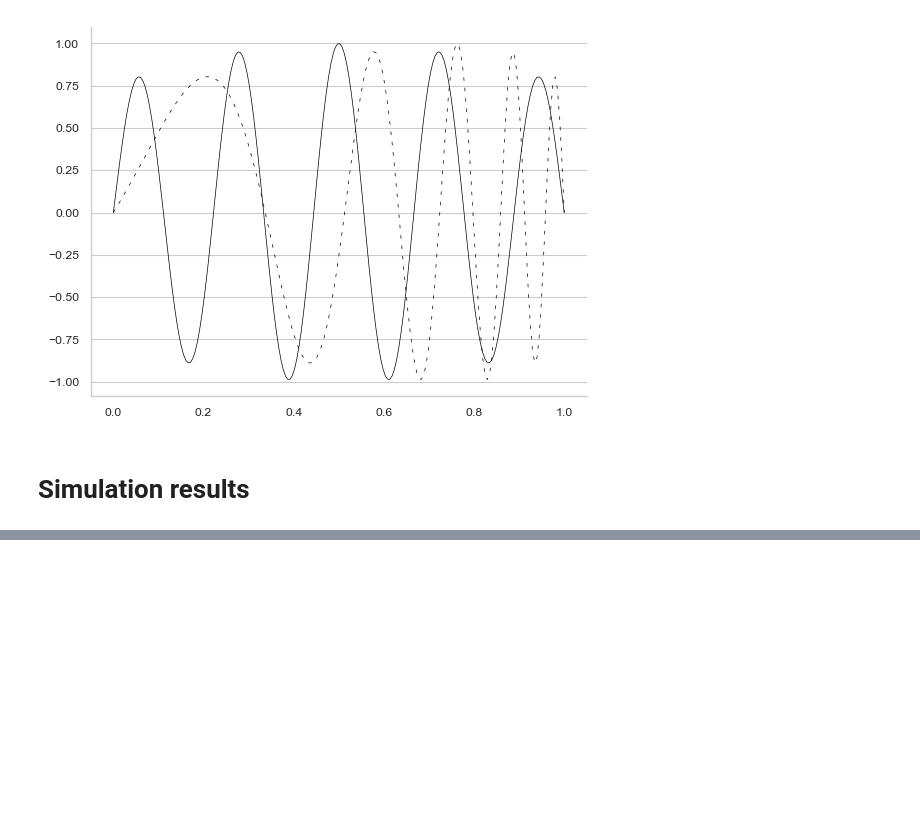
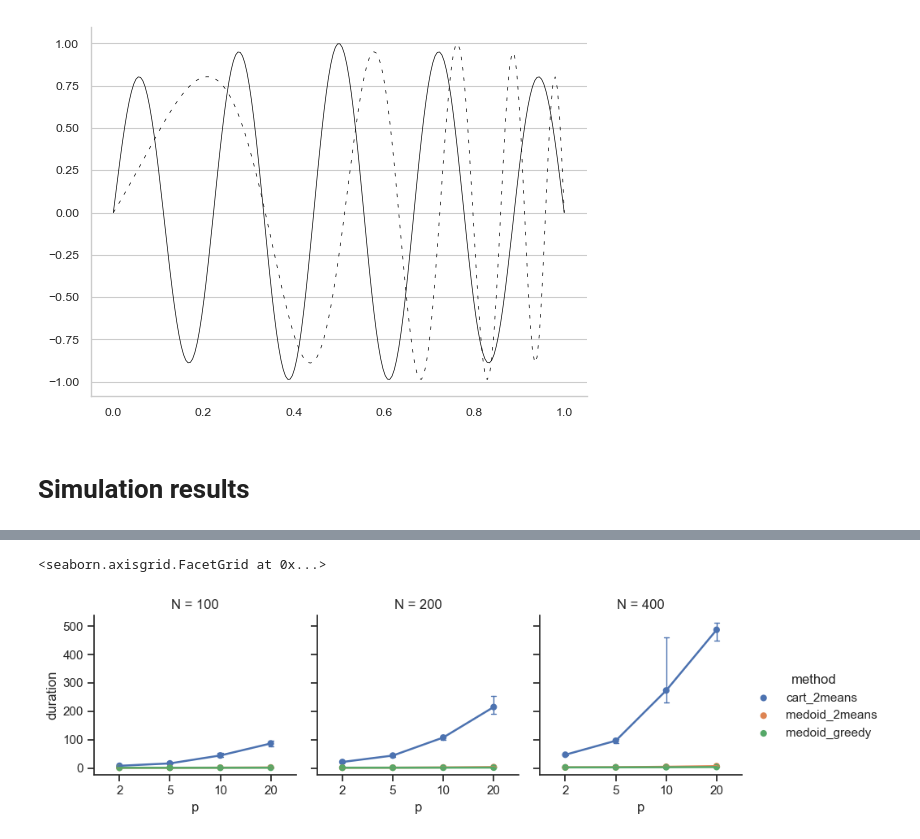
Before and after one commit to matthieubulte/MetricRandomForest, a Jupyter notebook: src/phase_plots.ipynb, the cells around one changed output, grey strips where cells are left out. Cells and saved outputs as stored; diff of their text form; code cells hidden in the pictures; blank space fills up the shorter version.

```diff
--- a/src/phase_plots.ipynb
+++ b/src/phase_plots.ipynb
@@ -63,2 +97,15 @@ df['fitting_duration'] = df['duration'] - df['dist_duration']
+# %%
+from plot_bench import *
+import seaborn as sns
+forest_df = df.copy()
+has_dist = lambda method: 1.0 * (method in ['medoid_2means', 'medoid_greedy'])
+O = lambda r: has_dist(r['method']) * forest_df[forest_df.N == r['N']].dist_duration.max()
+forest_df['duration'] = forest_df['fitting_duration'] + forest_df[['method', 'N']].apply(O, axis=1)
+sns.set(style="ticks", rc={"lines.linewidth":1})
+sns.FacetGrid(forest_df,col="N",hue="method")\
+    .map(sns.pointplot, 'p', 'duration', errorbar=("pi",95), capsize=0.1, errwidth=1).add_legend()
+# %% [output]
+<seaborn.axisgrid.FacetGrid at 0x...>
+[figure, added]
 # %%
 from plot_bench import *
```
Also changed, not shown: parts of 5 cells of this notebook, 17 other files.
